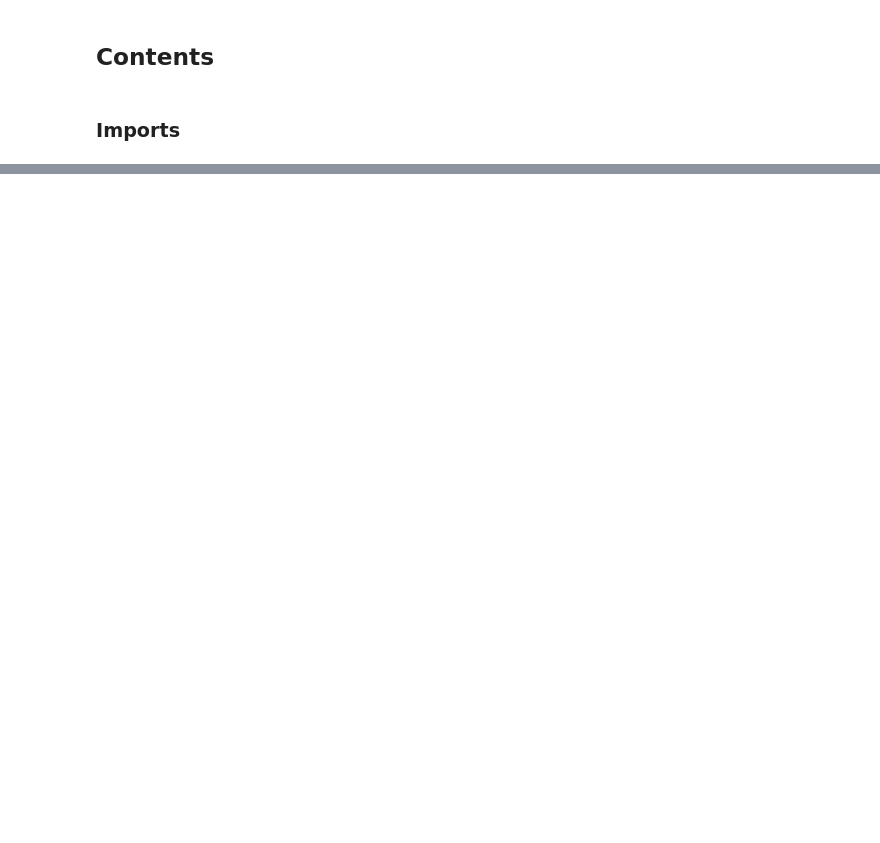
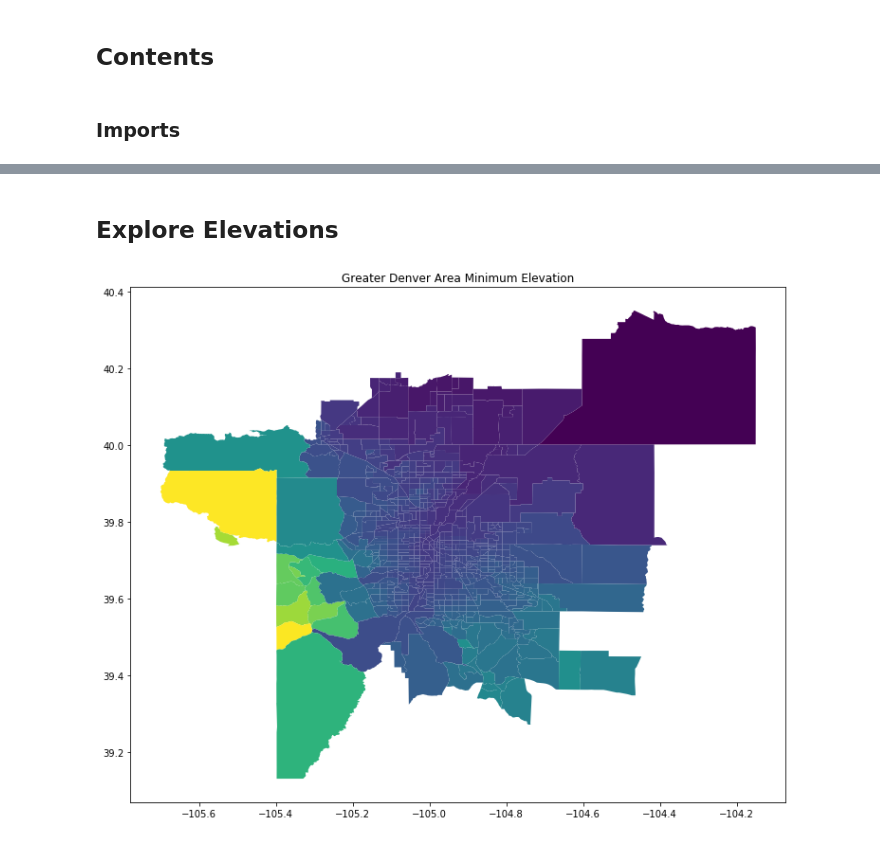
Before and after one commit to magnusbig/fema_7_lifelines, a Jupyter notebook: code/flood_zones.ipynb, the cells around one changed output, grey strips where cells are left out. Drawn from its saved outputs; the diff is of its cells as text; code cells hidden in the pictures; blank space fills up the shorter version.

```diff
--- a/code/flood_zones.ipynb
+++ b/code/flood_zones.ipynb
@@ -59,0 +228,3 @@ base = colorado[colorado['COUNTYFP'] == '031'].plot(figsize=(14,10), cmap='virid
+# %%
+# Create dictionary of tract elevations
+elevation_dict = tract_elevations(denver, 20, key)
@@ -59,0 +239,3 @@ base = colorado[colorado['COUNTYFP'] == '031'].plot(figsize=(14,10), cmap='virid
+# %%
+elevations = pd.DataFrame(data=elevation_dict).transpose()
+elevations.head()
@@ -59,0 +256,4 @@ base = colorado[colorado['COUNTYFP'] == '031'].plot(figsize=(14,10), cmap='virid
+# %%
+# reset index and rename index as FIPS so we can merge
+elevations.reset_index(inplace=True)
+elevations.rename(columns={'index':'FIPS'}, inplace = True)
@@ -59,0 +262,2 @@ base = colorado[colorado['COUNTYFP'] == '031'].plot(figsize=(14,10), cmap='virid
+# %%
+denver = denver.merge(elevations, on='FIPS')
@@ -59,0 +273,8 @@ base = colorado[colorado['COUNTYFP'] == '031'].plot(figsize=(14,10), cmap='virid
+# %% [markdown]
+## Explore Elevations
+# %%
+# Minimum altitude
+base = denver.plot(figsize=(14,10), cmap='viridis', column='min_elevation')
+plt.title('Greater Denver Area Minimum Elevation');
+# %% [output]
+[figure, added]
```
Also changed, not shown: parts of 58 cells of this notebook.
